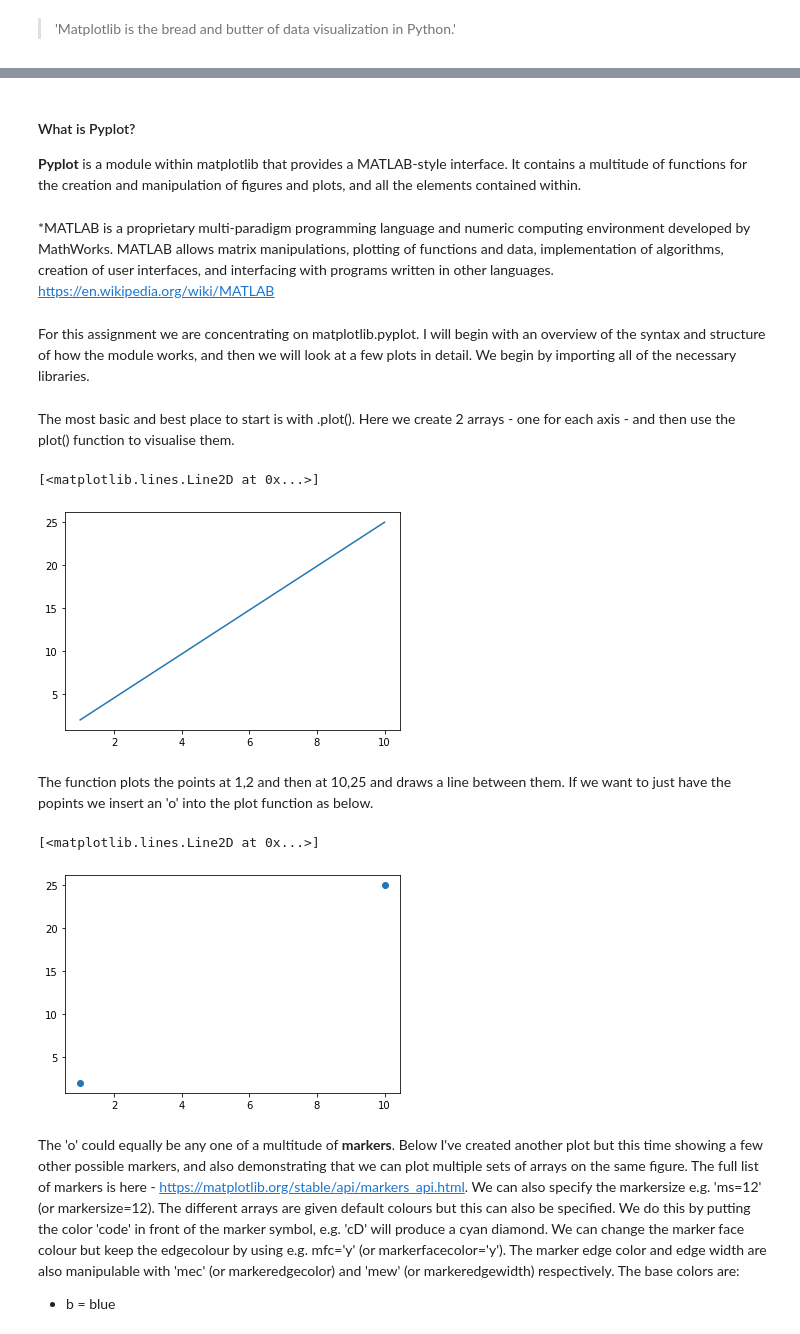
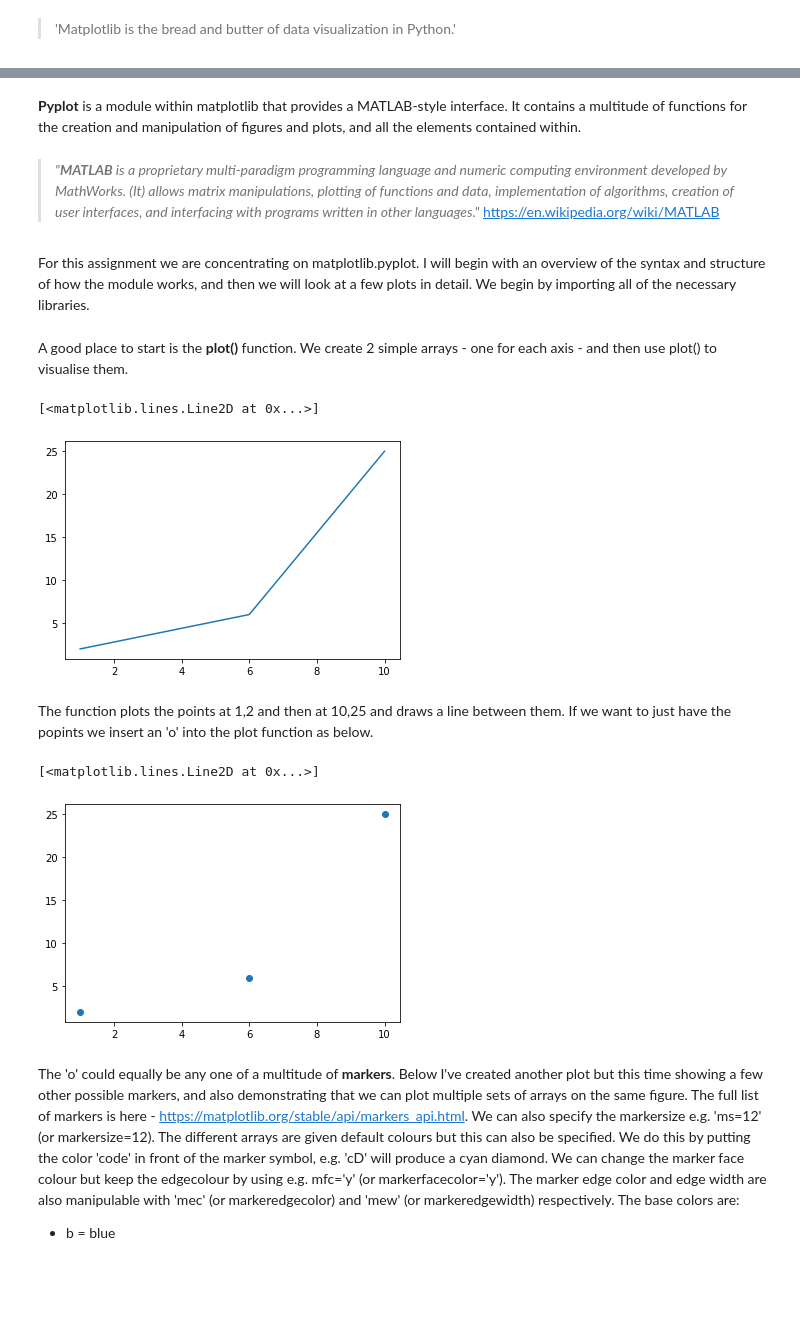
Before and after one commit to Caoimhinv/Fundamentals_Assessment, a Jupyter notebook: pyplot.ipynb, the cells around one changed output, grey strips where cells are left out. Drawn from its saved outputs; the diff is of its cells as text; code cells hidden in the pictures; blank space fills up the shorter version.

```diff
--- a/pyplot.ipynb
+++ b/pyplot.ipynb
@@ -17,8 +16,7 @@
 # %% [markdown]
-#### What is Pyplot?
 **Pyplot** is a module within matplotlib that provides a MATLAB-style interface. It contains a multitude of functions for the creation and manipulation of figures and plots, and all the elements contained within.
 # %% [markdown]
-*MATLAB is a proprietary multi-paradigm programming language and numeric computing environment developed by MathWorks. MATLAB allows matrix manipulations, plotting of functions and data, implementation of algorithms, creation of user interfaces, and interfacing with programs written in other languages. https://en.wikipedia.org/wiki/MATLAB
+> *"**MATLAB** is a proprietary multi-paradigm programming language and numeric computing environment developed by MathWorks. (It) allows matrix manipulations, plotting of functions and data, implementation of algorithms, creation of user interfaces, and interfacing with programs written in other languages."* https://en.wikipedia.org/wiki/MATLAB
 # %% [markdown]
 For this assignment we are concentrating on matplotlib.pyplot. I will begin with an overview of the syntax and structure of how the module works, and then we will look at a few plots in detail. We begin by importing all of the necessary libraries.
 # %%
@@ -31,19 +29,19 @@ import matplotlib.pyplot as plt
 # dataframes
 import pandas as pd
 # %% [markdown]
-The most basic and best place to start is with .plot(). Here we create 2 arrays - one for each axis - and then use the plot() function to visualise them.
+A good place to start is the **plot()** function. We create 2 simple arrays - one for each axis - and then use plot() to visualise them.
 # %%
 # x axis is an array of 1 and 10
-x = np.array([1,10])
+x = np.array([1, 6, 10])
 
 # y axis is an array of 1 and 100
-y = np.array([2,25])
+y = np.array([2, 6, 25])
 
 # creates the plot
 plt.plot(x, y)
 # %% [output]
 [<matplotlib.lines.Line2D at 0x...>]
-[figure, old version]
+[figure, new version]
 # %% [markdown]
 The function plots the points at 1,2 and then at 10,25 and draws a line between them. If we want to just have the popints we insert an 'o' into the plot function as below.
 # %%
@@ -51,7 +49,7 @@ The function plots the points at 1,2 and then at 10,25 and draws a line between
 plt.plot(x, y, 'o')
 # %% [output]
 [<matplotlib.lines.Line2D at 0x...>]
-[figure, old version]
+[figure, new version]
 # %% [markdown]
 The 'o' could equally be any one of a multitude of **markers**. Below I've created another plot but this time showing a few other possible markers, and also demonstrating that we can plot multiple sets of arrays on the same figure. The full list of markers is here - https://matplotlib.org/stable/api/markers_api.html.
 We can also specify the markersize e.g. 'ms=12' (or markersize=12). The different arrays are given default colours but this can also be specified. We do this by putting the color 'code' in front of the marker symbol, e.g. 'cD' will produce a cyan diamond. We can change the marker face colour but keep the edgecolour by using e.g. mfc='y' (or markerfacecolor='y'). The marker edge color and edge width are also manipulable with 'mec' (or markeredgecolor) and 'mew' (or markeredgewidth) respectively. The base colors are:
```
Also changed, not shown: parts of 25 cells of this notebook.
